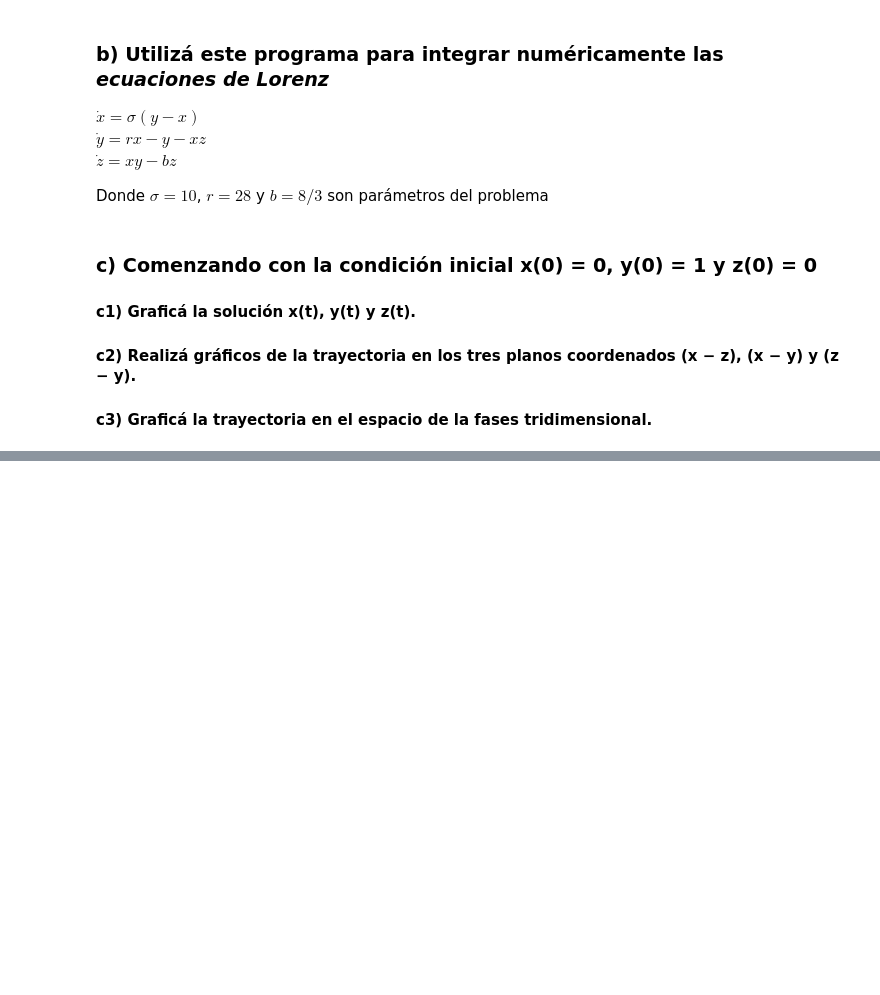
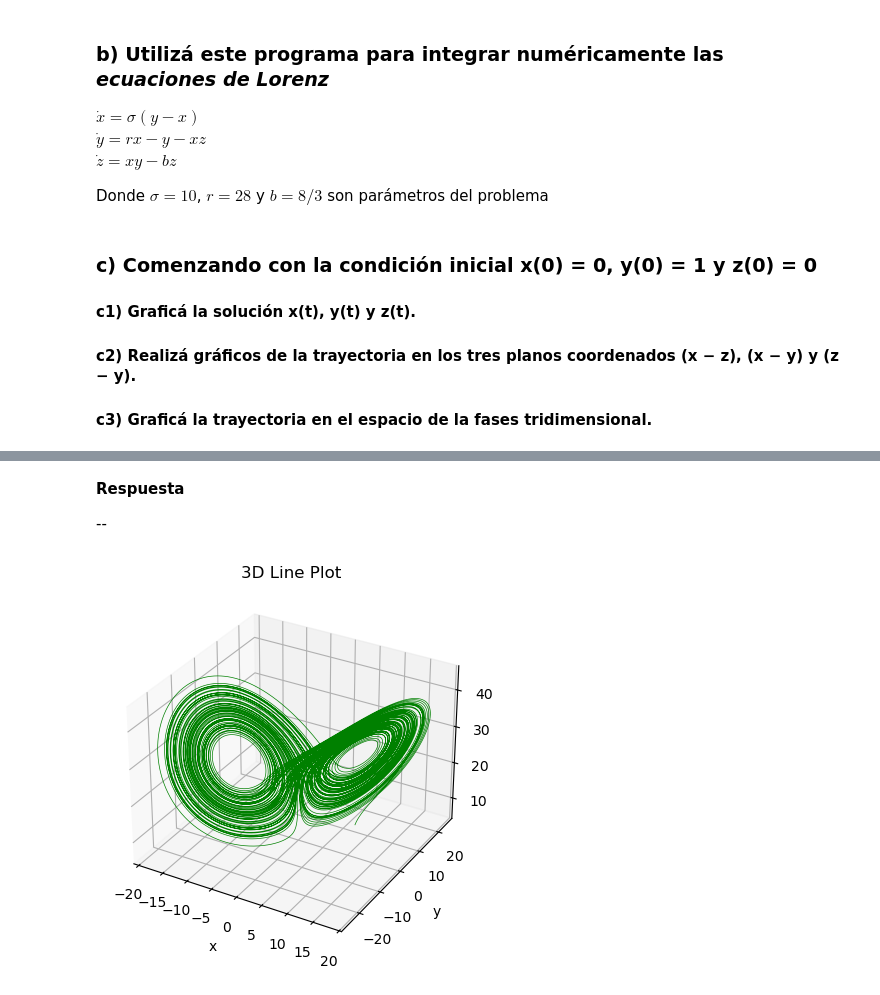
Before and after one commit to francobarrionuevoenv21/MAIE_devs_pub, a Jupyter notebook: MetodosNumericos/TPE2_EDOs3D/BarrionuevoFranco_TPE2.ipynb, the cells around one changed output, grey strips where cells are left out. Saved outputs shown, nothing was run; the diff lists cells and outputs as text; code cells hidden in the pictures; blank space fills up the shorter version.

```diff
--- a/MetodosNumericos/TPE2_EDOs3D/BarrionuevoFranco_TPE2.ipynb
+++ b/MetodosNumericos/TPE2_EDOs3D/BarrionuevoFranco_TPE2.ipynb
@@ -128,0 +147,16 @@ ax[2].plot(x2, x3)
+# %% [markdown]
+**Respuesta**
+
+--
+# %%
+fig = plt.figure()
+ax = fig.add_subplot(projection='3d')
+
+ax.plot3D(x1, x2, x3, 'green', lw = 0.5)
+ax.set_title('3D Line Plot')
+ax.set_xlabel('x')
+ax.set_ylabel('y')
+ax.set_zlabel('z', labelpad=10)
+plt.show()
+# %% [output]
+[figure, added]
```
Also changed, not shown: parts of 17 cells of this notebook, 1 other file.
